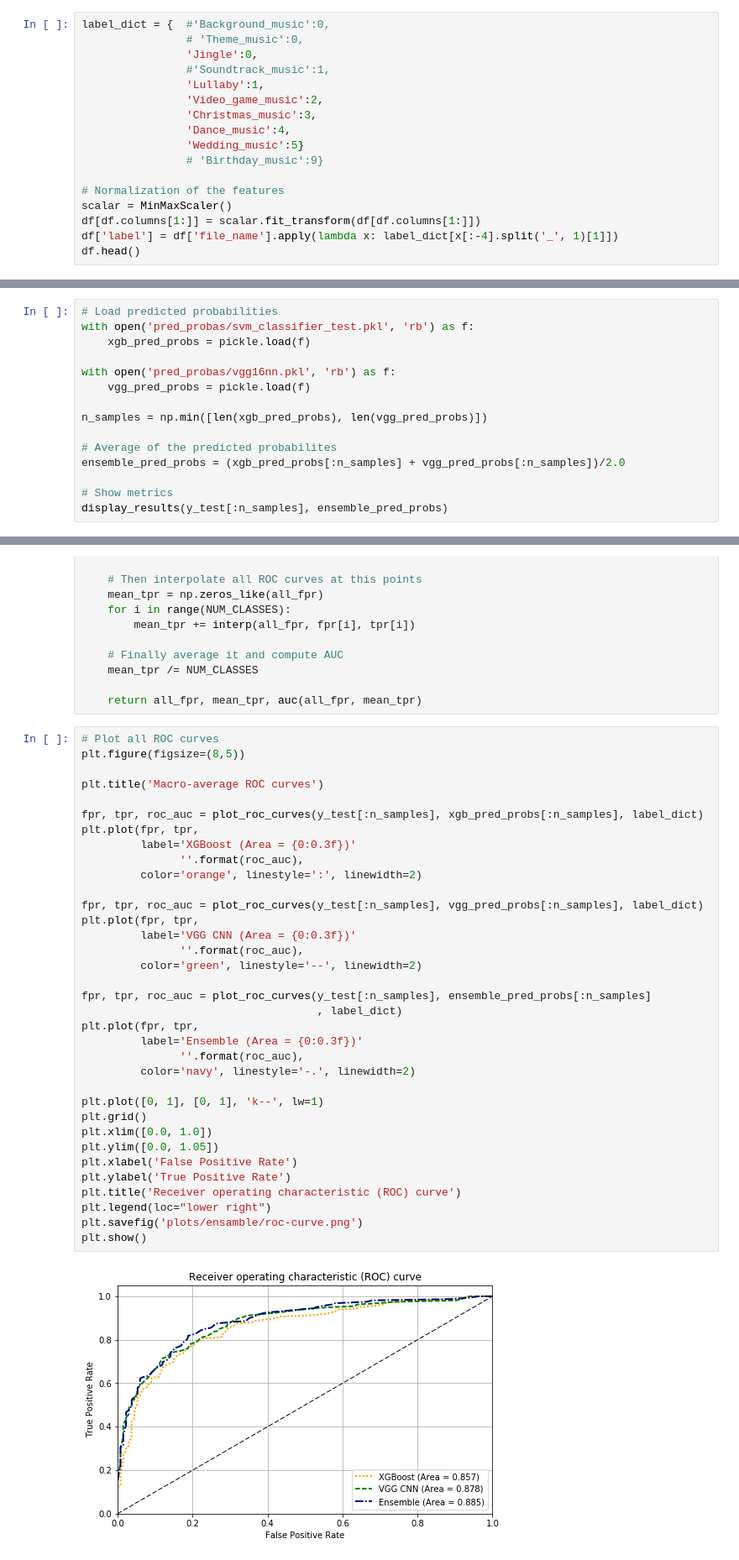
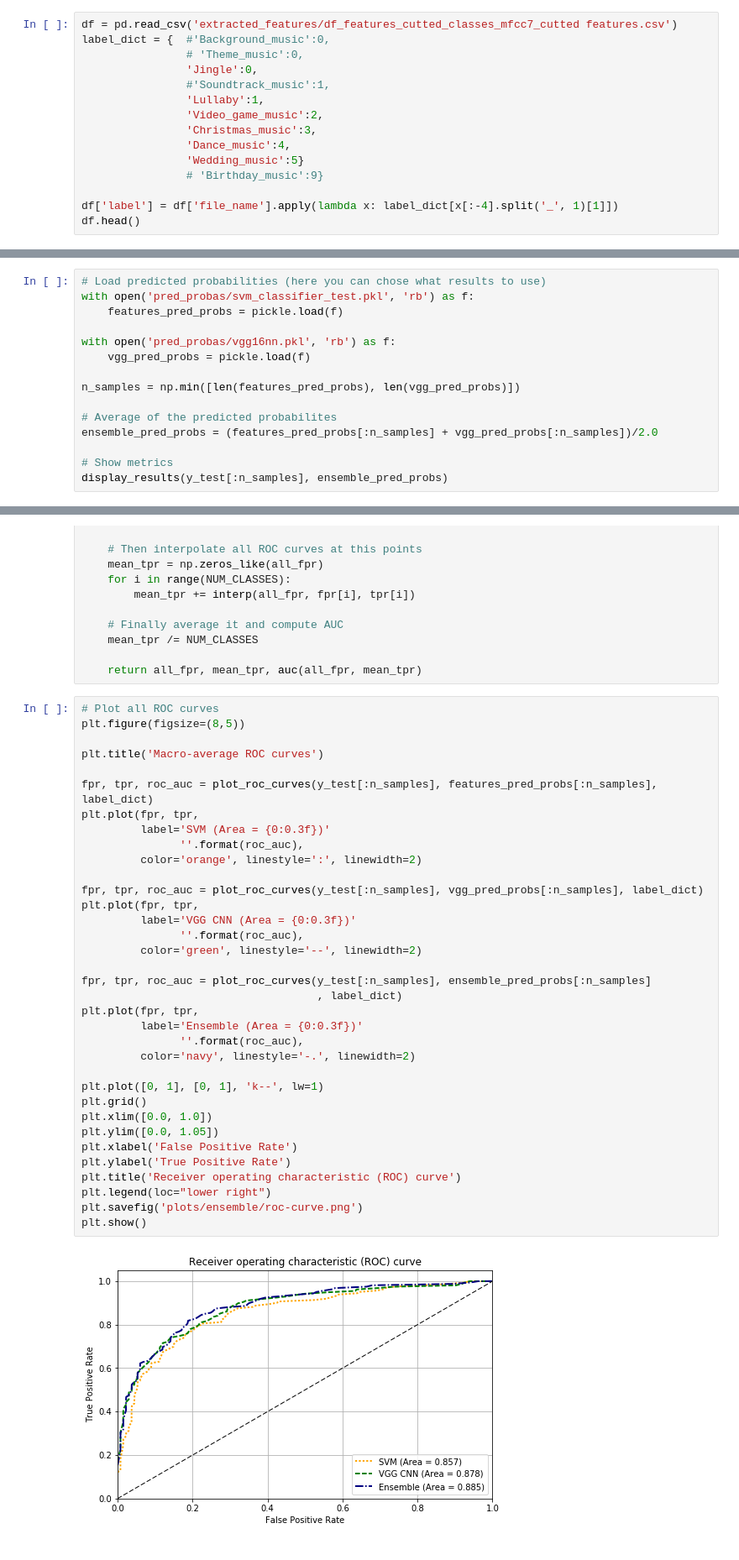
Before and after one commit to jonasgerne/audioset-role, a Jupyter notebook: 5_model_ensamble.ipynb, the cells around one changed output, grey strips where cells are left out. Shown: that part at 84% size. Saved outputs shown, nothing was run; the diff lists cells and outputs as text.

Commit message:
fix plotting ROC for ensemble

```diff
--- a/5_model_ensamble.ipynb
+++ b/5_model_ensamble.ipynb
@@ -37,4 +24,5 @@ df.head()
 # %%
+df = pd.read_csv('extracted_features/df_features_cutted_classes_mfcc7_cutted features.csv')
 label_dict = {  #'Background_music':0,
                 # 'Theme_music':0,
                 'Jingle':0,
@@ -46,9 +34,6 @@ label_dict = {  #'Background_music':0,
                 'Wedding_music':5}
                 # 'Birthday_music':9}
 
-# Normalization of the features
-scalar = MinMaxScaler()
-df[df.columns[1:]] = scalar.fit_transform(df[df.columns[1:]])
 df['label'] = df['file_name'].apply(lambda x: label_dict[x[:-4].split('_', 1)[1]])
 df.head()
 # %% [output]
@@ -138,15 +123,15 @@ def display_results(y_test, pred_probs, cm = True, cm_title='Confustion matrix')
 # %%
-# Load predicted probabilities
+# Load predicted probabilities (here you can chose what results to use)
 with open('pred_probas/svm_classifier_test.pkl', 'rb') as f:
-    xgb_pred_probs = pickle.load(f)
+    features_pred_probs = pickle.load(f)
 
 with open('pred_probas/vgg16nn.pkl', 'rb') as f:
     vgg_pred_probs = pickle.load(f)
 
-n_samples = np.min([len(xgb_pred_probs), len(vgg_pred_probs)])
+n_samples = np.min([len(features_pred_probs), len(vgg_pred_probs)])
 
 # Average of the predicted probabilites
-ensemble_pred_probs = (xgb_pred_probs[:n_samples] + vgg_pred_probs[:n_samples])/2.0
+ensemble_pred_probs = (features_pred_probs[:n_samples] + vgg_pred_probs[:n_samples])/2.0
 
 # Show metrics
 display_results(y_test[:n_samples], ensemble_pred_probs)
@@ -200,34 +185,34 @@ plt.figure(figsize=(8,5))
 
 plt.title('Macro-average ROC curves')
 
-fpr, tpr, roc_auc = plot_roc_curves(y_test[:n_samples], xgb_pred_probs[:n_samples], label_dict)
+fpr, tpr, roc_auc = plot_roc_curves(y_test[:n_samples], features_pred_probs[:n_samples], label_dict)
 plt.plot(fpr, tpr,
-         label='XGBoost (Area = {0:0.3f})'
+         label='SVM (Area = {0:0.3f})'
                ''.format(roc_auc),
          color='orange', linestyle=':', linewidth=2)
 
 fpr, tpr, roc_auc = plot_roc_curves(y_test[:n_samples], vgg_pred_probs[:n_samples], label_dict)
 plt.plot(fpr, tpr,
          label='VGG CNN (Area = {0:0.3f})'
                ''.format(roc_auc),
          color='green', linestyle='--', linewidth=2)
 
 fpr, tpr, roc_auc = plot_roc_curves(y_test[:n_samples], ensemble_pred_probs[:n_samples]
                                     , label_dict)
 plt.plot(fpr, tpr,
          label='Ensemble (Area = {0:0.3f})'
                ''.format(roc_auc),
          color='navy', linestyle='-.', linewidth=2)
 
 plt.plot([0, 1], [0, 1], 'k--', lw=1)
 plt.grid()
 plt.xlim([0.0, 1.0])
 plt.ylim([0.0, 1.05])
 plt.xlabel('False Positive Rate')
 plt.ylabel('True Positive Rate')
 plt.title('Receiver operating characteristic (ROC) curve')
 plt.legend(loc="lower right")
-plt.savefig('plots/ensamble/roc-curve.png')
+plt.savefig('plots/ensemble/roc-curve.png')
 plt.show()
 # %% [output]
-[figure, old version]
+[figure, new version]
```
Also changed, not shown: parts of 5 cells of this notebook, 5 other files.
